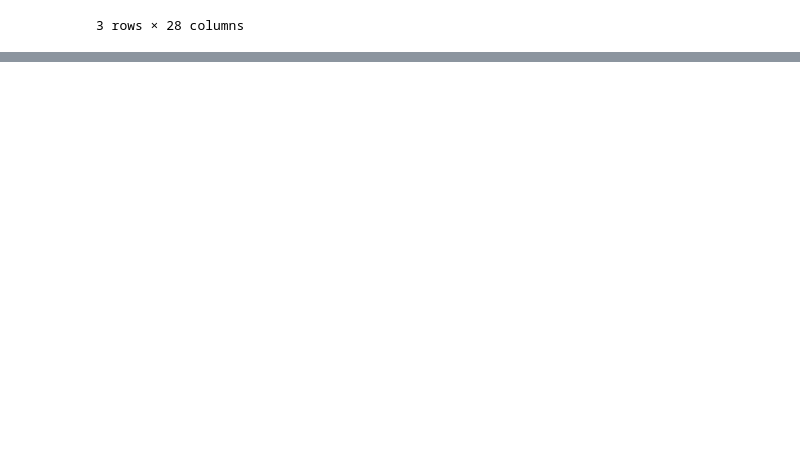
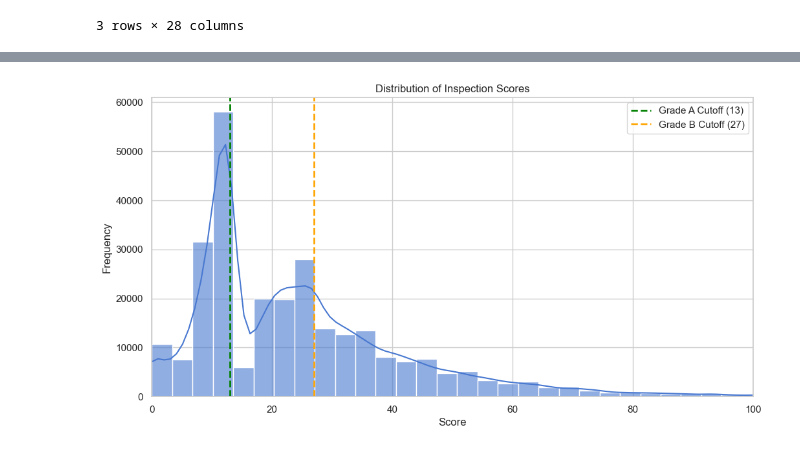
Before and after one commit to Mmmx09/Model-training---DOHMH-New-York-City-Restaurants-inspection-result, a Jupyter notebook: 2. Visualization of data structure.ipynb, the cells around one changed output, grey strips where cells are left out. Saved outputs shown, nothing was run; the diff lists cells and outputs as text; code cells hidden in the pictures; blank space fills up the shorter version.

```diff
--- a/2. Visualization of data structure.ipynb
+++ b/2. Visualization of data structure.ipynb
@@ -17,0 +33,15 @@ df.head(3)
+# %%
+plt.figure(figsize=(12, 6))
+sns.histplot(df['SCORE'], bins=60, kde=True, alpha=0.6)
+
+plt.axvline(x=13, color='green', linestyle='--', linewidth=2, label='Grade A Cutoff (13)')
+plt.axvline(x=27, color='orange', linestyle='--', linewidth=2, label='Grade B Cutoff (27)')
+
+plt.title('Distribution of Inspection Scores')
+plt.xlabel('Score')
+plt.ylabel('Frequency')
+plt.legend()
+plt.xlim(0, 100)
+plt.show()
+# %% [output]
+[figure, added]
```
Also changed, not shown: parts of 7 cells of this notebook, 1 other file.
